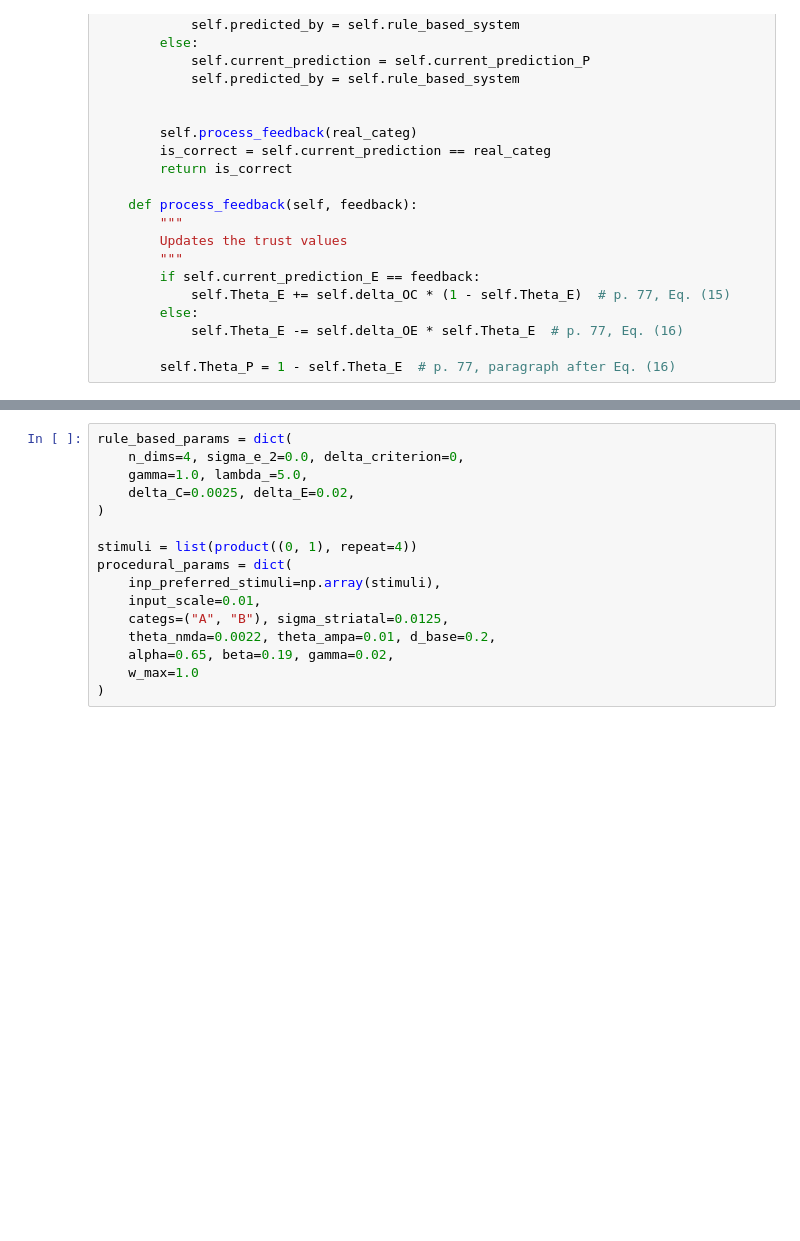
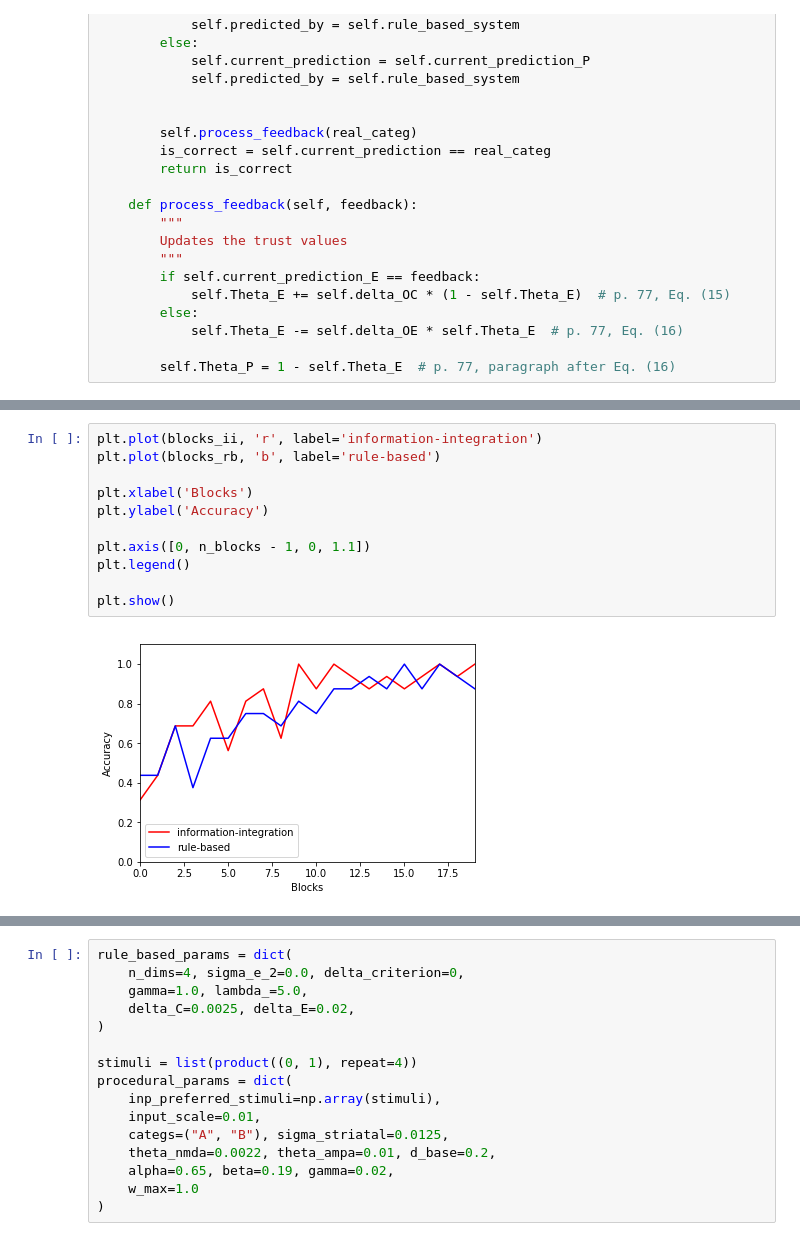
Before and after one commit to kalenkovich/fashion_club, a Jupyter notebook: categorization/COVIS/COVIS.ipynb, the cells around one changed output, grey strips where cells are left out. Drawn from its saved outputs; the diff is of its cells as text; blank space fills up the shorter version.

```diff
--- a/categorization/COVIS/COVIS.ipynb
+++ b/categorization/COVIS/COVIS.ipynb
@@ -111,0 +204,13 @@ class COVIS(object):
+# %%
+plt.plot(blocks_ii, 'r', label='information-integration')
+plt.plot(blocks_rb, 'b', label='rule-based')
+
+plt.xlabel('Blocks')
+plt.ylabel('Accuracy')
+
+plt.axis([0, n_blocks - 1, 0, 1.1])
+plt.legend()
+
+plt.show()
+# %% [output]
+[figure, added]
```
Also changed, not shown: parts of 21 cells of this notebook, 5 other files.
